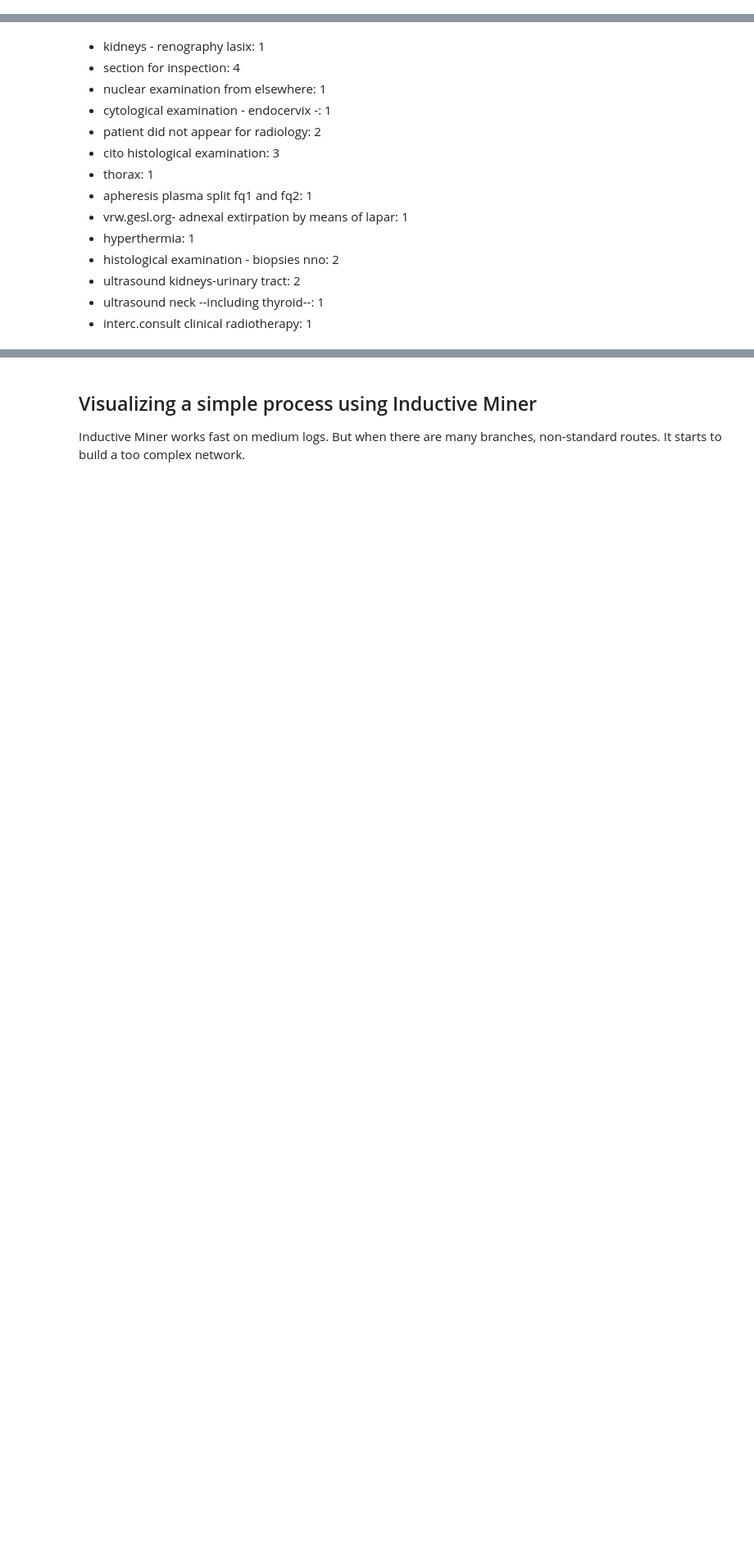
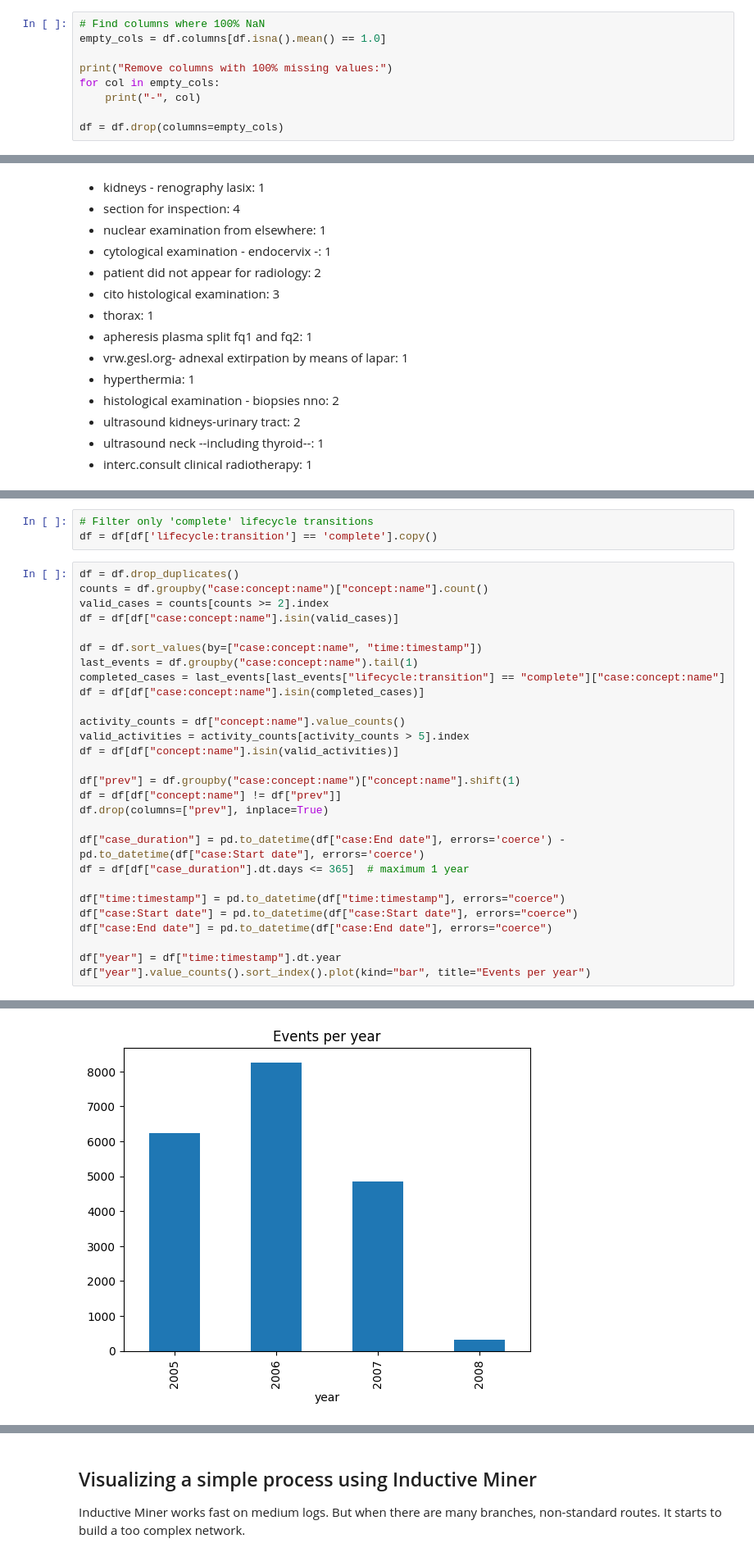
Before and after one commit to SauleZ/Thesis-2025, a Jupyter notebook: hospital_logs.ipynb, the cells around one changed output, grey strips where cells are left out. Shown at 82% size. Cells and saved outputs as stored; diff of their text form; blank space fills up the shorter version.

```diff
--- a/hospital_logs.ipynb
+++ b/hospital_logs.ipynb
@@ -219,0 +285,9 @@ plt.show()
+# %%
+# Find columns where 100% NaN
+empty_cols = df.columns[df.isna().mean() == 1.0]
+
+print("Remove columns with 100% missing values:")
+for col in empty_cols:
+    print("-", col)
+
+df = df.drop(columns=empty_cols)
@@ -422,0 +573,32 @@ Translation of activities to English
+# %%
+# Filter only 'complete' lifecycle transitions
+df = df[df['lifecycle:transition'] == 'complete'].copy()
+# %%
+df = df.drop_duplicates()
+counts = df.groupby("case:concept:name")["concept:name"].count()
+valid_cases = counts[counts >= 2].index
+df = df[df["case:concept:name"].isin(valid_cases)]
+
+df = df.sort_values(by=["case:concept:name", "time:timestamp"])
+last_events = df.groupby("case:concept:name").tail(1)
+completed_cases = last_events[last_events["lifecycle:transition"] == "complete"]["case:concept:name"]
+df = df[df["case:concept:name"].isin(completed_cases)]
+
+activity_counts = df["concept:name"].value_counts()
+valid_activities = activity_counts[activity_counts > 5].index
+df = df[df["concept:name"].isin(valid_activities)]
+
+df["prev"] = df.groupby("case:concept:name")["concept:name"].shift(1)
+df = df[df["concept:name"] != df["prev"]]
+df.drop(columns=["prev"], inplace=True)
+
+df["case_duration"] = pd.to_datetime(df["case:End date"], errors='coerce') - pd.to_datetime(df["case:Start date"], errors='coerce')
+df = df[df["case_duration"].dt.days <= 365]  # maximum 1 year
+
+df["time:timestamp"] = pd.to_datetime(df["time:timestamp"], errors="coerce")
+df["case:Start date"] = pd.to_datetime(df["case:Start date"], errors="coerce")
+df["case:End date"] = pd.to_datetime(df["case:End date"], errors="coerce")
+
+df["year"] = df["time:timestamp"].dt.year
+df["year"].value_counts().sort_index().plot(kind="bar", title="Events per year")
+# %% [output]
@@ -422,0 +606 @@ Translation of activities to English
+[figure, added]
```
Also changed, not shown: parts of 85 cells of this notebook, 42 other files.
